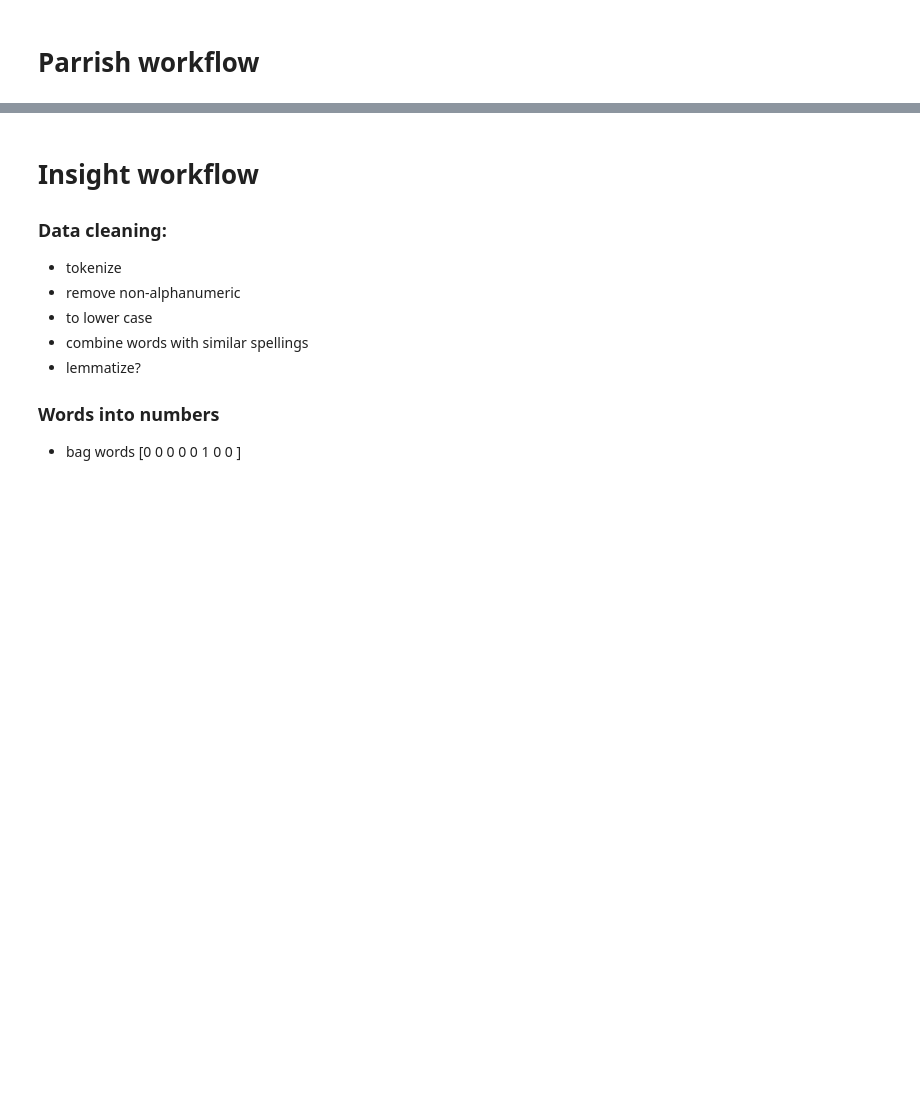
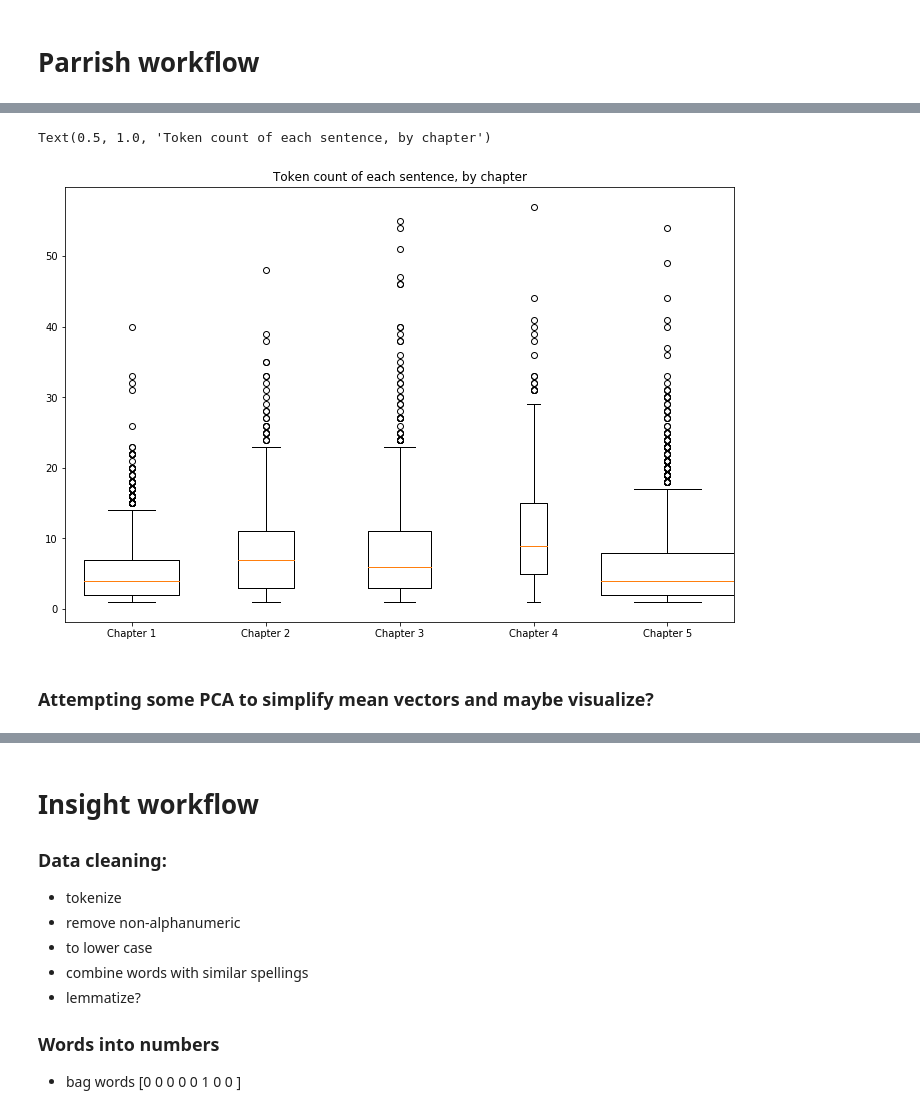
Before and after one commit to ssrosa/dsc-4-final-project-online-ds-pt-100118, a Jupyter notebook: student.ipynb, the cells around one changed output, grey strips where cells are left out. Drawn from its saved outputs; the diff is of its cells as text; code cells hidden in the pictures; blank space fills up the shorter version.

```diff
--- a/student.ipynb
+++ b/student.ipynb
@@ -394,0 +688,14 @@ for sent in spacy_closest_sent(sents1, "I went to church this morning."):
+# %%
+fig = plt.figure(figsize = (12, 8))
+plt.boxplot([df1['token_count'],
+             df2['token_count'],
+             df3['token_count'],
+             df4['token_count'],
+             df5['token_count']
+            ],
+            labels = box_labels,
+            widths = box_widths)
+plt.title('Token count of each sentence, by chapter')
+# %% [output]
+Text(0.5, 1.0, 'Token count of each sentence, by chapter')
+[figure, added]
@@ -394,0 +705,2 @@ for sent in spacy_closest_sent(sents1, "I went to church this morning."):
+# %% [markdown]
+### Attempting some PCA to simplify mean vectors and maybe visualize?
```
Also changed, not shown: parts of 61 cells of this notebook.
